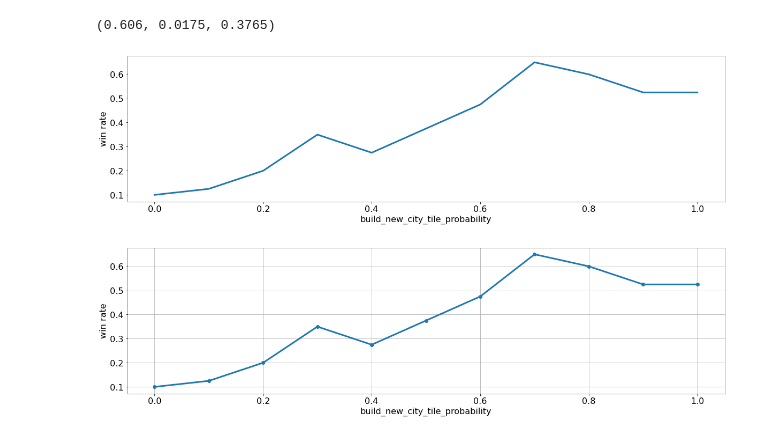
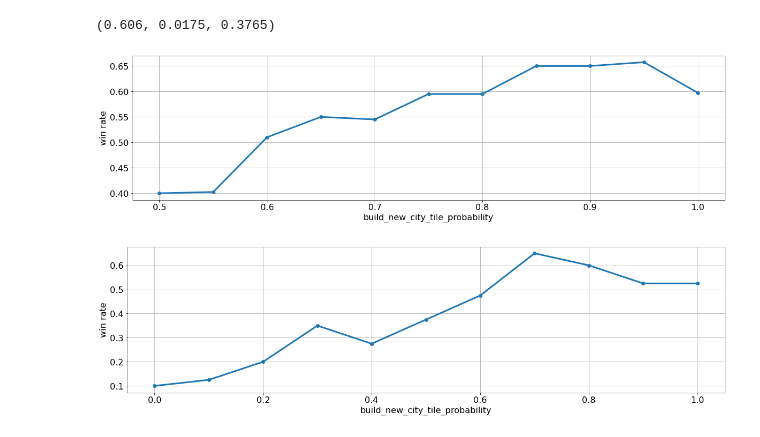
Before and after one commit to ironbar/luxai, a Jupyter notebook: notebooks/003_task_manager.ipynb, the cells around one changed output. Saved outputs shown, nothing was run; the diff lists cells and outputs as text; code cells hidden in the pictures.

```diff
--- a/notebooks/003_task_manager.ipynb
+++ b/notebooks/003_task_manager.ipynb
@@ -81,7 +89,7 @@ def evaluate_against_viral_agent(temporal_agent, n_matches=200):
 text = """
 from luxai.agents.task_manager import TaskManagerAgent
 
-global_agent = TaskManagerAgent(1)
+global_agent = TaskManagerAgent(0.9)
 
 def agent(observation, configuration):
     return global_agent(observation, configuration)
@@ -110,28 +120,28 @@ evaluate_against_viral_agent(temporal_agent, n_matches=1000)
 # %% [output]
 (0.606, 0.0175, 0.3765)
 # %%
-alpha_range = np.linspace(0, 1, 11)
-n_matches = 20
+alpha_range = np.linspace(0.5, 1, 11)
+n_matches = 200
 results = []
 for alpha in tqdm(alpha_range, desc=''):
     text = """
 from luxai.agents.task_manager import TaskManagerAgent
 
 global_agent = TaskManagerAgent(%.2f)
 
 def agent(observation, configuration):
     return global_agent(observation, configuration)
 """
     temporal_agent = create_temporal_python_file(text % alpha)
     results.append(evaluate_against_viral_agent(temporal_agent, n_matches=n_matches))
     clear_output()
     plt.plot(alpha_range[:len(results)], [result[0] for result in results], marker='o')
     plt.ylabel('win rate')
     plt.xlabel('build_new_city_tile_probability')
     plt.grid()
     plt.show()
 # %% [output]
-[figure, old version]
+[figure, new version]
 # %%
 plt.plot(alpha_range[:len(results)], [result[0] for result in results], marker='o')
 plt.ylabel('win rate')
```
Also changed, not shown: parts of 9 cells of this notebook, 15 other files.
